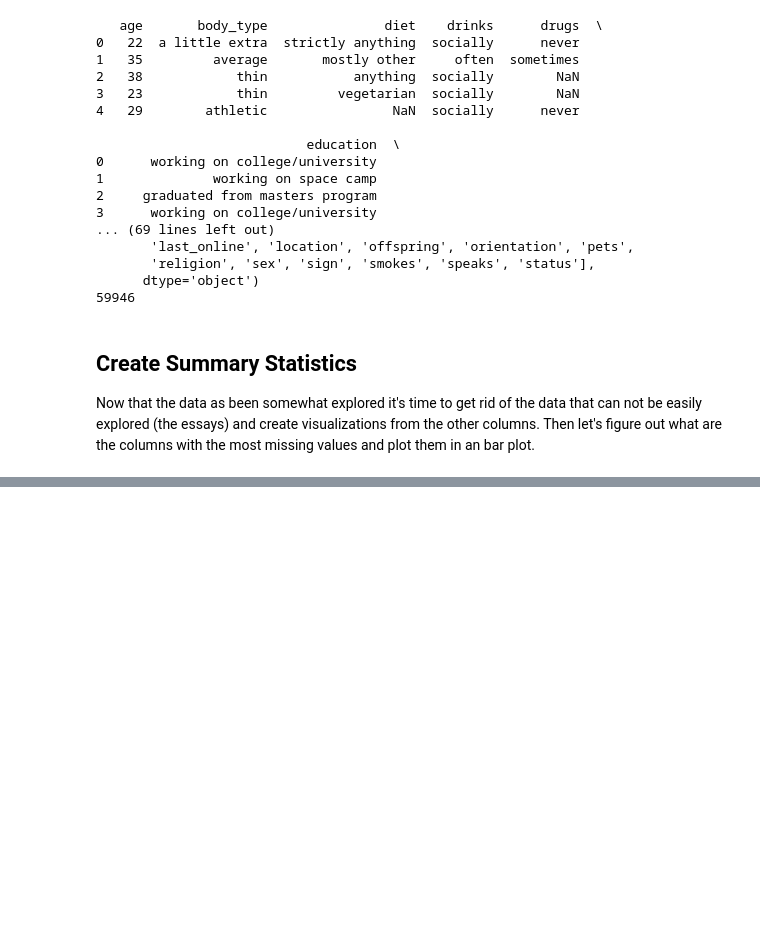
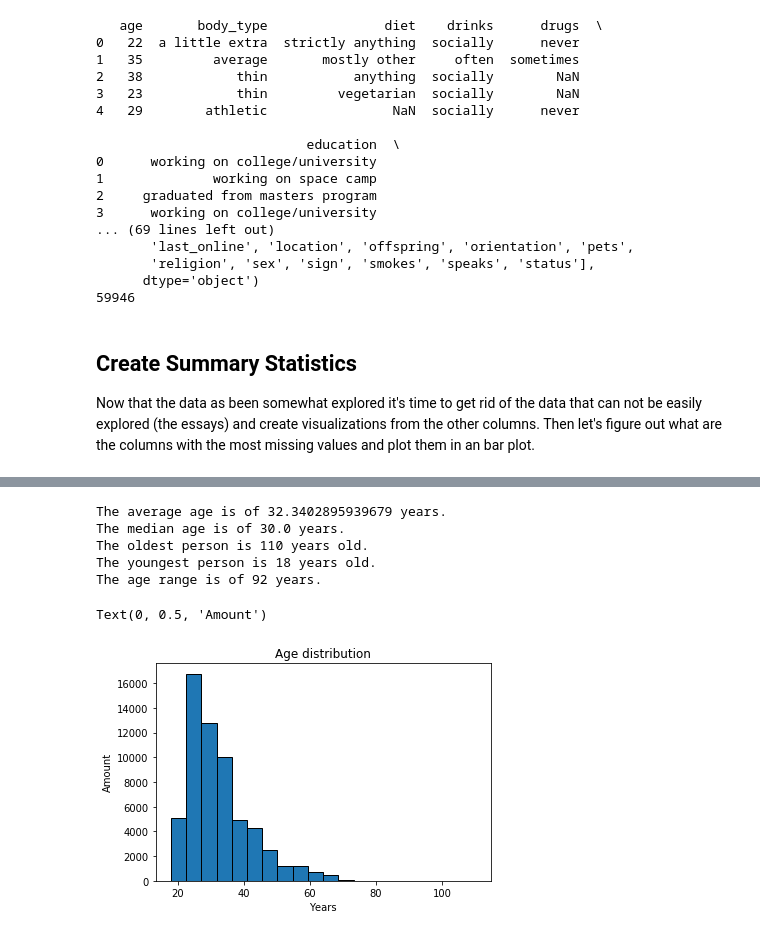
Before and after one commit to LuisMota93/OKCupid-Date-A-Scientist-Starter, a Jupyter notebook: date-a-scientist.ipynb, the cells around one changed output, grey strips where cells are left out. Saved outputs shown, nothing was run; the diff lists cells and outputs as text; code cells hidden in the pictures; blank space fills up the shorter version.

```diff
--- a/date-a-scientist.ipynb
+++ b/date-a-scientist.ipynb
@@ -71,0 +76,4 @@ plt.xticks(rotation = 90)
+# %%
+full_columns = ["age", "height", "income", "last_online", "location", "orientation", "sex", "speaks", "status"]
+full = profiles_clean[full_columns]
+print(full.dtypes)
@@ -71,0 +99,23 @@ plt.xticks(rotation = 90)
+# %%
+print("The average age is of {0} years.".format(np.mean(full["age"])))
+print("The median age is of {0} years.".format(np.median(full["age"])))
+
+oldest = np.max(full["age"])
+youngest = np.min(full["age"])
+age_range = oldest - youngest
+print("The oldest person is {0} years old.".format(oldest))
+print("The youngest person is {0} years old.".format(youngest))
+print("The age range is of {0} years.".format(age_range))
+
+plt.hist(full["age"], bins = 20, edgecolor = "black")
+plt.title("Age distribution")
+plt.xlabel("Years")
+plt.ylabel("Amount")
+# %% [output]
+The average age is of 32.3402895939679 years.
+The median age is of 30.0 years.
+The oldest person is 110 years old.
+The youngest person is 18 years old.
+The age range is of 92 years.
+Text(0, 0.5, 'Amount')
+[figure, added]
```
Also changed, not shown: parts of 6 cells of this notebook.
